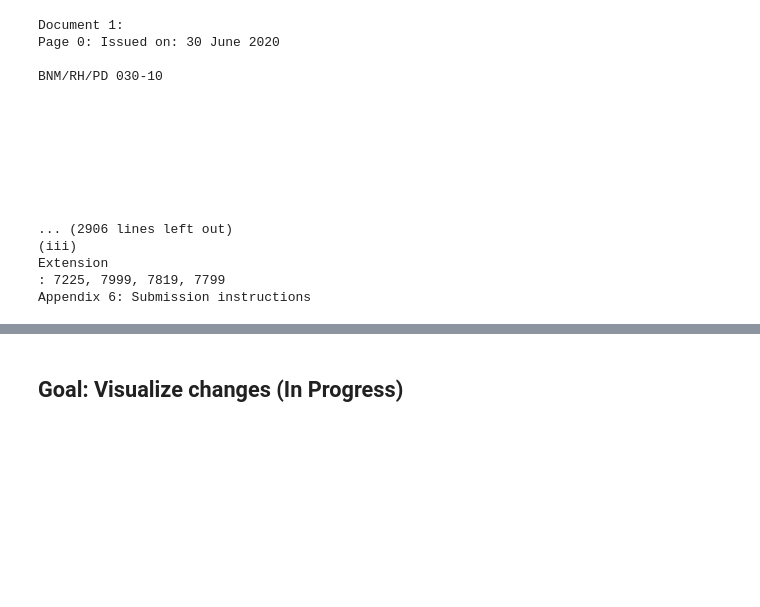
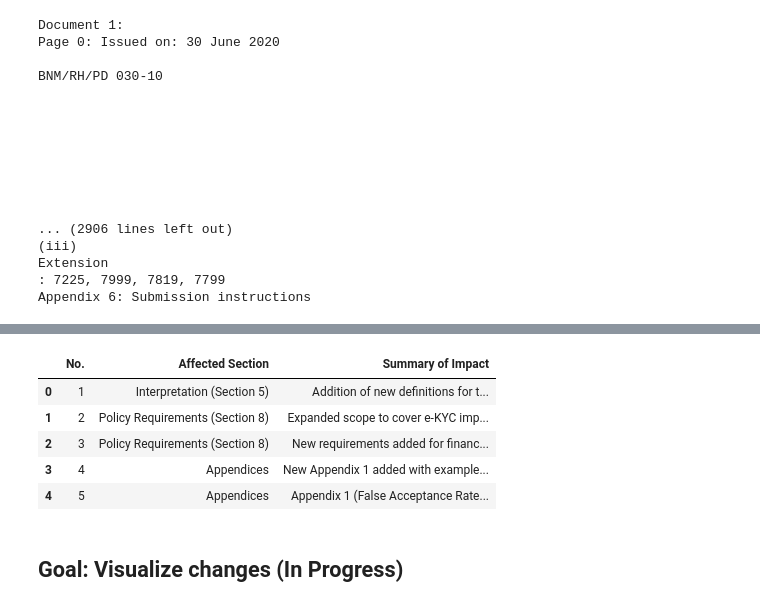
Before and after one commit to Pitruder/Lurim-ai-tinkerer-kl-four-hackathon, a Jupyter notebook: src/Multi_modal_RAG_Amazon_Bedrock.ipynb, the cells around one changed output, grey strips where cells are left out. Cells and saved outputs as stored; diff of their text form; code cells hidden in the pictures; blank space fills up the shorter version.

Commit message:
convert comparison output between old and new policy into dataframe

```diff
--- a/src/Multi_modal_RAG_Amazon_Bedrock.ipynb
+++ b/src/Multi_modal_RAG_Amazon_Bedrock.ipynb
@@ -817,3 +818,46 @@ The key changes enhance and expand the scope of the earlier policy to cover e-KY
+# %%
+import re
+import pandas as pd
+table_pattern = r"(\|.*\|(?:\n\|.*\|)*)"
+
+# Find the table
+table_match = re.search(table_pattern, answer)
+
+# Check if a match is found
+if table_match:
+    # Extract the table text
+    table_text = table_match.group(0)
+
+    # Split the table by newlines and then by '|' to get the cells
+    rows = [row.split('|')[1:-1] for row in table_text.split('\n') if row]
+
+    # Remove leading/trailing whitespaces from each cell
+    cleaned_rows = [[cell.strip() for cell in row] for row in rows]
+
+    # Extract the header and the data
+    header = cleaned_rows[0]  # First row is the header
+    data = cleaned_rows[2:]   # Data starts from the third row (skip the separator row)
+
+    # Create a pandas DataFrame
+    df = pd.DataFrame(data, columns=header)
+
+    # Display the DataFrame
+
+
+    # Optionally, save the DataFrame to a CSV file
+    #df.to_csv('extracted_table.csv', index=False)
+
+else:
+    print("No table found in the text.")
+# %%
+df.head()
+# %% [output]
+|  | No. | Affected Section | Summary of Impact |
+| 0 | 1 | Interpretation (Section 5) | Addition of new definitions for t... |
+| 1 | 2 | Policy Requirements (Section 8) | Expanded scope to cover e-KYC imp... |
+| 2 | 3 | Policy Requirements (Section 8) | New requirements added for financ... |
+| 3 | 4 | Appendices | New Appendix 1 added with example... |
+| 4 | 5 | Appendices | Appendix 1 (False Acceptance Rate... |
 # %% [markdown]
 ## Goal: Visualize changes (In Progress)
 # %%
```
Also changed, not shown: parts of 4 cells of this notebook.
